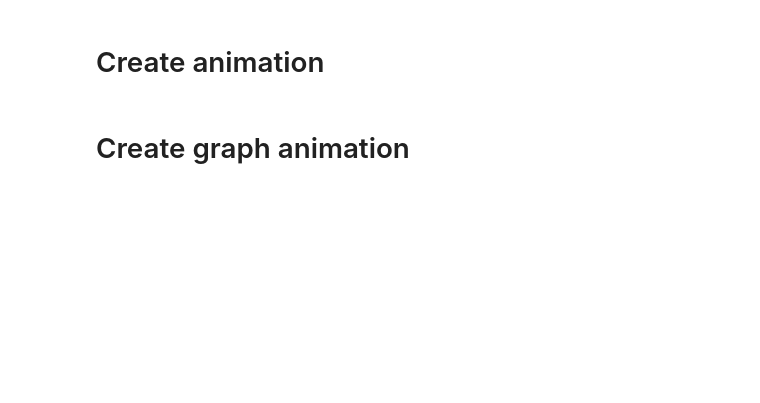
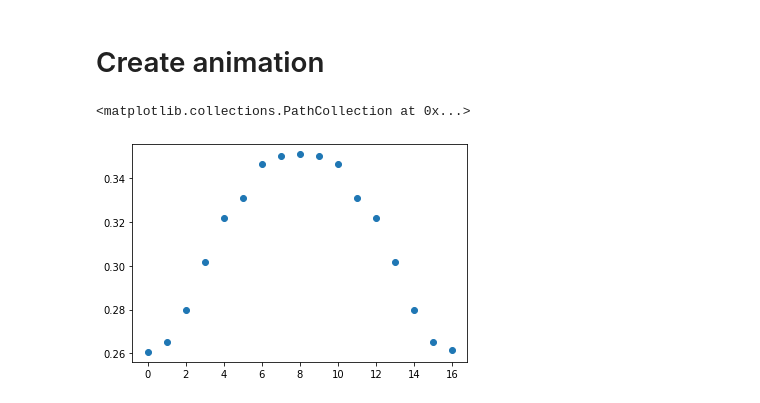
Before and after one commit to mlubej/pet_projects, a Jupyter notebook: tide_gif/tide_giff.ipynb, the cells around one changed output. Drawn from its saved outputs; the diff is of its cells as text; code cells hidden in the pictures; blank space fills up the shorter version.

```diff
--- a/tide_gif/tide_giff.ipynb
+++ b/tide_gif/tide_giff.ipynb
@@ -226,3 +320,12 @@ final_indices = np.append(valid_indices[np.argsort(valid_water_cov)], valid_indi
+# %%
+# final_indices = np.array(np.argsort(water_cov).tolist())# + np.argsort(water_cov).tolist()[::-1][1:])
+final_indices = np.argsort(water_cov)[np.array([0,3,4,7,8,9,15,-2,-1])]
+final_indices = final_indices.tolist() + final_indices[::-1][1:-1].tolist() + np.argsort(water_cov)[np.array([1])].tolist()
+# %%
+plt.scatter(range(len(final_indices)), water_cov[final_indices])
+# %% [output]
+<matplotlib.collections.PathCollection at 0x...>
+[figure, added]
 # %%
 # create RGB animations
 os.system('rm -rf graphs && mkdir graphs')
@@ -254,2 +351,0 @@ for idx in tqdm(range(len(eopatches)), total=len(eopatches)):
-# %% [markdown]
-# Create graph animation
```
Also changed, not shown: parts of 33 cells of this notebook.
